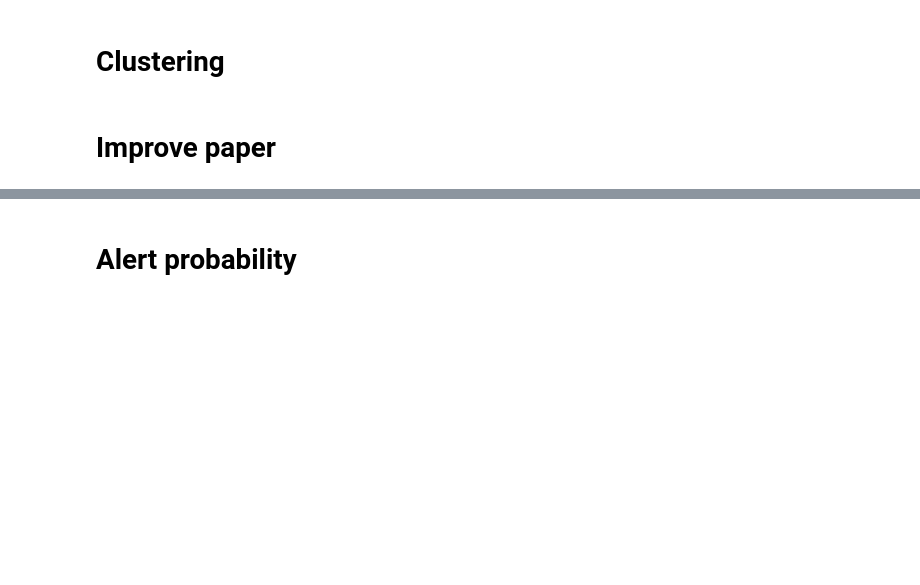
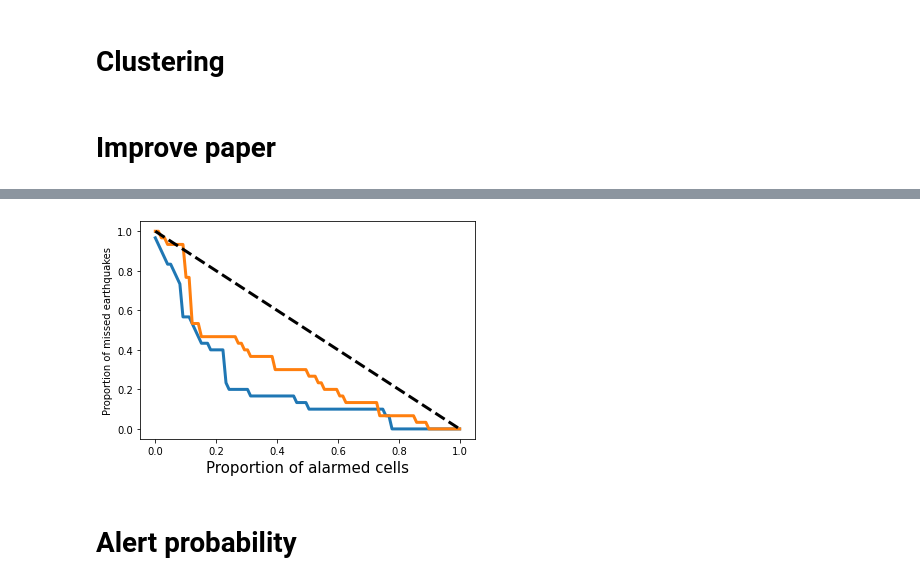
Before and after one commit to Schimmenti/EarthquakesGPS, a Jupyter notebook: Dataset.ipynb, the cells around one changed output, grey strips where cells are left out. Drawn from its saved outputs; the diff is of its cells as text; code cells hidden in the pictures; blank space fills up the shorter version.

```diff
--- a/Dataset.ipynb
+++ b/Dataset.ipynb
@@ -412,7 +407,7 @@ ord_dist_small = np.argsort(distances_small, axis=1)
 position_array = np.array([station_pos[key] for key in V_cells.keys()])
 pos_rads = position_array*np.pi/180
 pos_tree = BallTree(pos_rads, metric="haversine")
-distance_threshold = 5e-3
+distance_threshold = 1e-2
 # %%
 clusters = {}
 s_keys = np.array(list(V_cells.keys()))
@@ -422,12 +417,15 @@ for idx in range(0,len(pos_rads)):
 # %% [markdown]
 # Improve paper
 # %%
-vth_probs = np.linspace(0,1,50)
+vth_probs = np.linspace(0,1,100)
+result = []
 for cnt, (date,row) in enumerate(original_cat.iterrows()):
   dist_idxs = np.argsort(haversine(row["lat"], position_array[:,0], row["long"]-position_array[:,1]))
   closest_idx = 0
   while(True and closest_idx < len(dist_idxs)):
     key = s_keys[dist_idxs[closest_idx]]
+    at_least_one = 0
+    alarm = []
     for candidate_key in clusters[key]:
       df = V_cells[candidate_key]
       match = df[np.logical_and(df.index >= date - np.timedelta64(W_cell+1,'D'),df.index <= date  )]
@@ -443,4 +441,15 @@ for cnt, (date,row) in enumerate(original_cat.iterrows()):
               prev_val =  vals[flags_where[0]]
         else:
               prev_val =  vals[flags_where[0]-1]
+        if(np.isfinite(prev_val)):
+            at_least_one += 1
+            alarm.append(np.heaviside(prev_val-all_vals[vth_indices],1))
+    if(at_least_one > 0):
+      alarm = np.array(alarm)
+      result.append(np.heaviside(alarm.sum(axis=0),0))
+      print(closest_idx,at_least_one, date, key, len(clusters[key]))
+      break
+    else:
+      closest_idx += 1
+result = np.array(result)
 # %% [output]
@@ -464,3 +473,13 @@ for cnt, (date,row) in enumerate(original_cat.iterrows()):
+# %%
+plt.plot(vth_probs, 1-result.mean(axis=0), lw=3)
+plt.plot(vth_probs, 1-alarm1.mean(axis=0), lw=3)
+plt.plot(vth_probs,1-vth_probs, color='black', ls='dashed', lw=3)
+plt.xlabel("Proportion of alarmed cells", fontsize=15)
+plt.ylabel("Proportion of missed earthquakes")
+plt.savefig("res.png")
+plt.show()
+# %% [output]
+[figure, added]
 # %% [markdown]
 # Alert probability
 # %%
```
Also changed, not shown: parts of 11 cells of this notebook.
